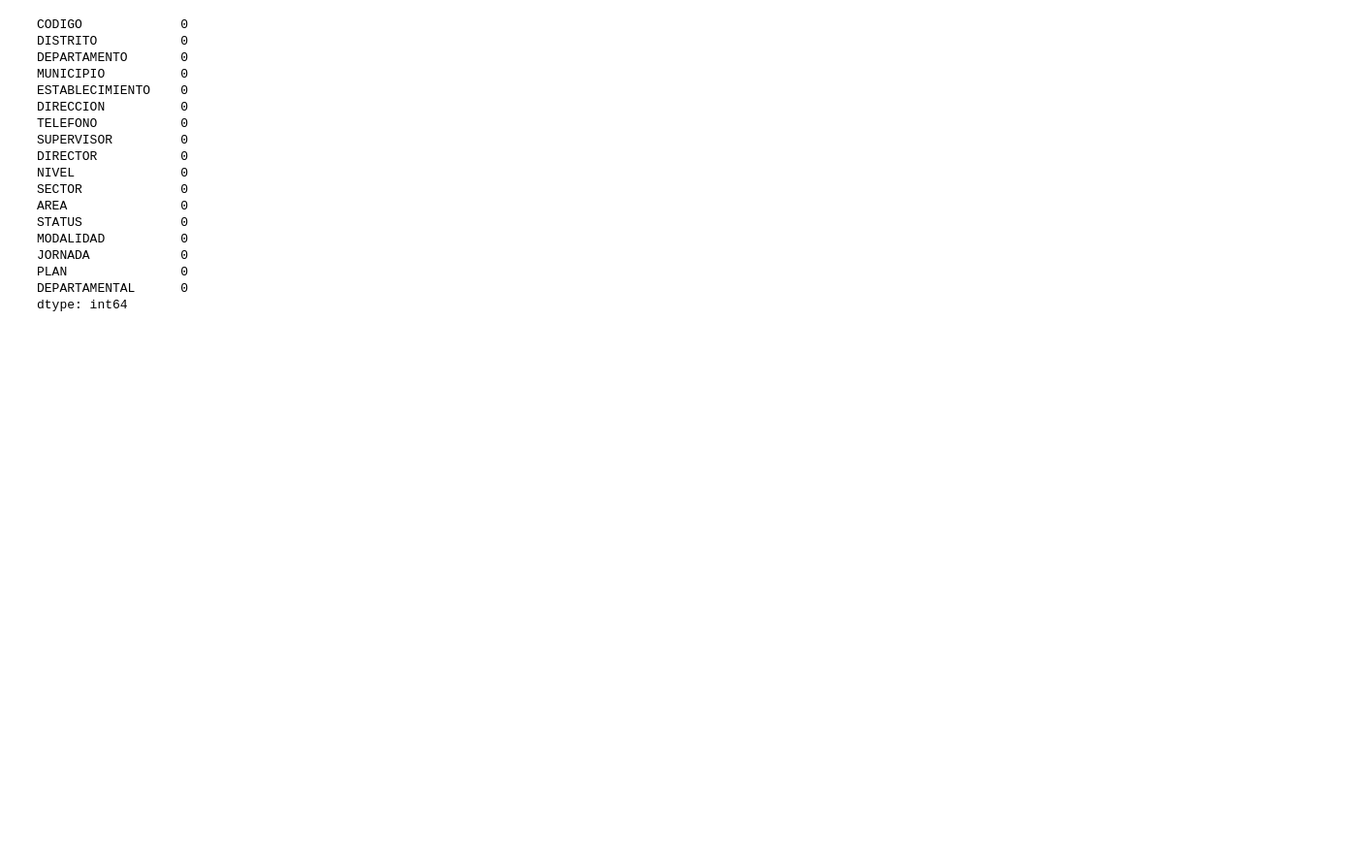
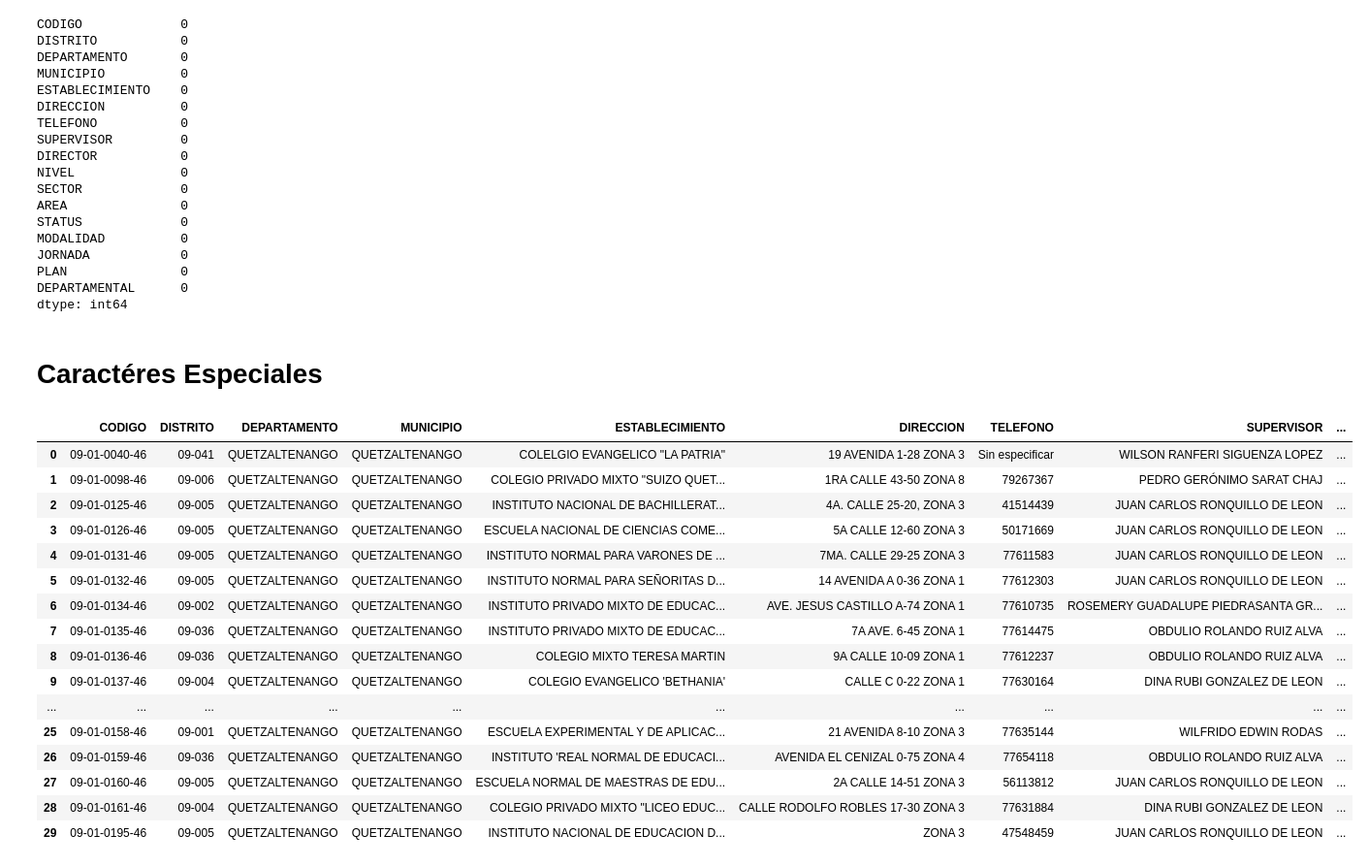
Before and after one commit to UVG-Teams/DataScience1-Proyecto1, a Jupyter notebook: Proyecto1DS.ipynb, the cells around one changed output. Shown at 97% size. Cells and saved outputs as stored; diff of their text form; code cells hidden in the pictures; blank space fills up the shorter version.

Commit message:
Caracteres especiales

```diff
--- a/Proyecto1DS.ipynb
+++ b/Proyecto1DS.ipynb
@@ -191,3 +191,33 @@ JORNADA            0
 PLAN               0
 DEPARTAMENTAL      0
 dtype: int64
+# %% [markdown]
+# Caractéres Especiales
+# %%
+combined_csv = combined_csv.replace('а','Á', regex=True)
+combined_csv = combined_csv.replace('и','É', regex=True)
+combined_csv = combined_csv.replace('м','Í', regex=True)
+combined_csv = combined_csv.replace('с','Ó', regex=True)
+combined_csv = combined_csv.replace('з','Ú', regex=True)
+combined_csv = combined_csv.replace('э','Ü', regex=True)
+combined_csv = combined_csv.replace('я','Ñ', regex=True)
+# %%
+combined_csv.head(30)
+# %% [output]
+|  | CODIGO | DISTRITO | DEPARTAMENTO | MUNICIPIO | ESTABLECIMIENTO | DIRECCION | TELEFONO | SUPERVISOR | ... |
+| 0 | 09-01-0040-46 | 09-041 | QUETZALTENANGO | QUETZALTENANGO | COLELGIO EVANGELICO "LA PATRIA" | 19 AVENIDA 1-28 ZONA 3 | Sin especificar | WILSON RANFERI SIGUENZA LOPEZ | ... |
+| 1 | 09-01-0098-46 | 09-006 | QUETZALTENANGO | QUETZALTENANGO | COLEGIO PRIVADO MIXTO "SUIZO QUET... | 1RA CALLE 43-50 ZONA 8 | 79267367 | PEDRO GERÓNIMO SARAT CHAJ | ... |
+| 2 | 09-01-0125-46 | 09-005 | QUETZALTENANGO | QUETZALTENANGO | INSTITUTO NACIONAL DE BACHILLERAT... | 4A. CALLE 25-20, ZONA 3 | 41514439 | JUAN CARLOS RONQUILLO DE LEON | ... |
+| 3 | 09-01-0126-46 | 09-005 | QUETZALTENANGO | QUETZALTENANGO | ESCUELA NACIONAL DE CIENCIAS COME... | 5A CALLE 12-60 ZONA 3 | 50171669 | JUAN CARLOS RONQUILLO DE LEON | ... |
+| 4 | 09-01-0131-46 | 09-005 | QUETZALTENANGO | QUETZALTENANGO | INSTITUTO NORMAL PARA VARONES DE ... | 7MA. CALLE 29-25 ZONA 3 | 77611583 | JUAN CARLOS RONQUILLO DE LEON | ... |
+| 5 | 09-01-0132-46 | 09-005 | QUETZALTENANGO | QUETZALTENANGO | INSTITUTO NORMAL PARA SEÑORITAS D... | 14 AVENIDA A 0-36 ZONA 1 | 77612303 | JUAN CARLOS RONQUILLO DE LEON | ... |
+| 6 | 09-01-0134-46 | 09-002 | QUETZALTENANGO | QUETZALTENANGO | INSTITUTO PRIVADO MIXTO DE EDUCAC... | AVE. JESUS CASTILLO A-74 ZONA 1 | 77610735 | ROSEMERY GUADALUPE PIEDRASANTA GR... | ... |
+| 7 | 09-01-0135-46 | 09-036 | QUETZALTENANGO | QUETZALTENANGO | INSTITUTO PRIVADO MIXTO DE EDUCAC... | 7A AVE. 6-45 ZONA 1 | 77614475 | OBDULIO ROLANDO RUIZ ALVA | ... |
+| 8 | 09-01-0136-46 | 09-036 | QUETZALTENANGO | QUETZALTENANGO | COLEGIO MIXTO TERESA MARTIN | 9A CALLE 10-09 ZONA 1 | 77612237 | OBDULIO ROLANDO RUIZ ALVA | ... |
+| 9 | 09-01-0137-46 | 09-004 | QUETZALTENANGO | QUETZALTENANGO | COLEGIO EVANGELICO 'BETHANIA' | CALLE C 0-22 ZONA 1 | 77630164 | DINA RUBI GONZALEZ DE LEON | ... |
+| ... | ... | ... | ... | ... | ... | ... | ... | ... | ... |
+| 25 | 09-01-0158-46 | 09-001 | QUETZALTENANGO | QUETZALTENANGO | ESCUELA EXPERIMENTAL Y DE APLICAC... | 21 AVENIDA 8-10 ZONA 3 | 77635144 | WILFRIDO EDWIN RODAS | ... |
+| 26 | 09-01-0159-46 | 09-036 | QUETZALTENANGO | QUETZALTENANGO | INSTITUTO 'REAL NORMAL DE EDUCACI... | AVENIDA EL CENIZAL 0-75 ZONA 4 | 77654118 | OBDULIO ROLANDO RUIZ ALVA | ... |
+| 27 | 09-01-0160-46 | 09-005 | QUETZALTENANGO | QUETZALTENANGO | ESCUELA NORMAL DE MAESTRAS DE EDU... | 2A CALLE 14-51 ZONA 3 | 56113812 | JUAN CARLOS RONQUILLO DE LEON | ... |
+| 28 | 09-01-0161-46 | 09-004 | QUETZALTENANGO | QUETZALTENANGO | COLEGIO PRIVADO MIXTO "LICEO EDUC... | CALLE RODOLFO ROBLES 17-30 ZONA 3 | 77631884 | DINA RUBI GONZALEZ DE LEON | ... |
+| 29 | 09-01-0195-46 | 09-005 | QUETZALTENANGO | QUETZALTENANGO | INSTITUTO NACIONAL DE EDUCACION D... | ZONA 3 | 47548459 | JUAN CARLOS RONQUILLO DE LEON | ... |
```
